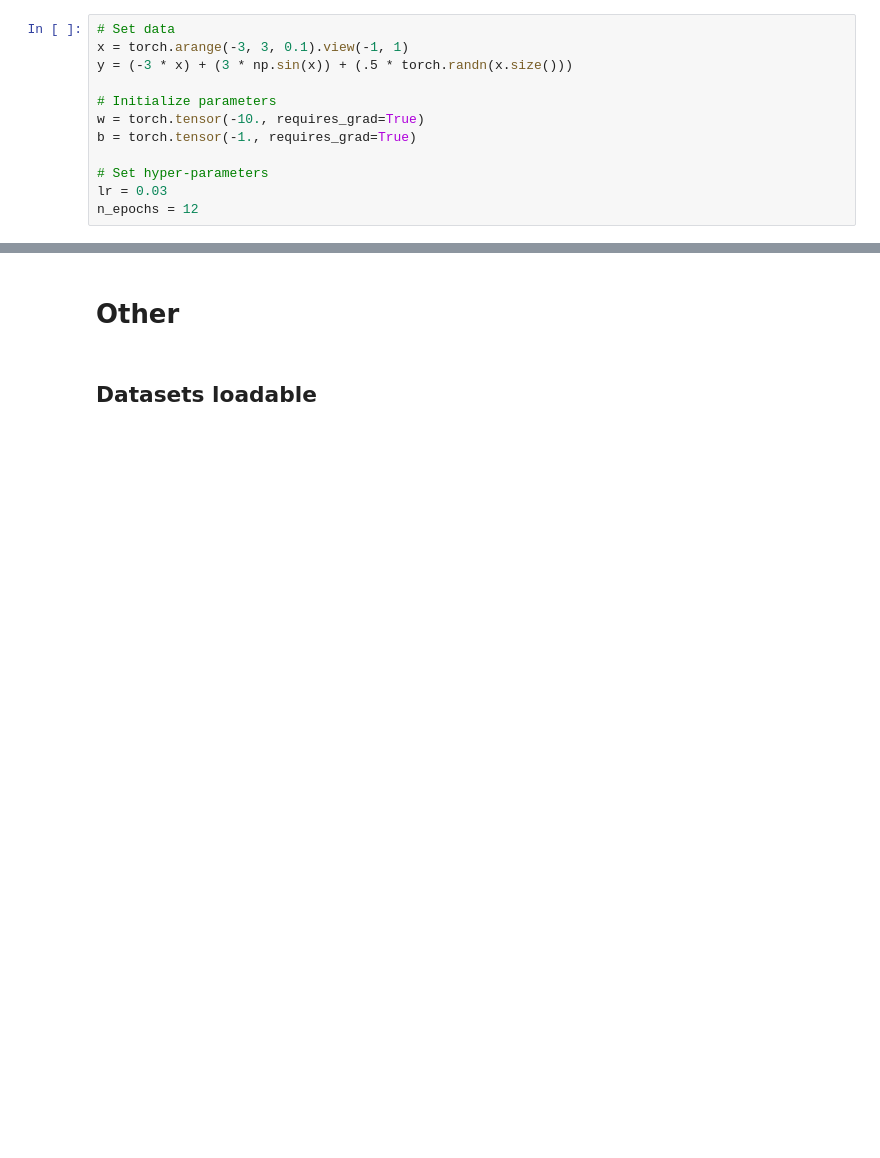
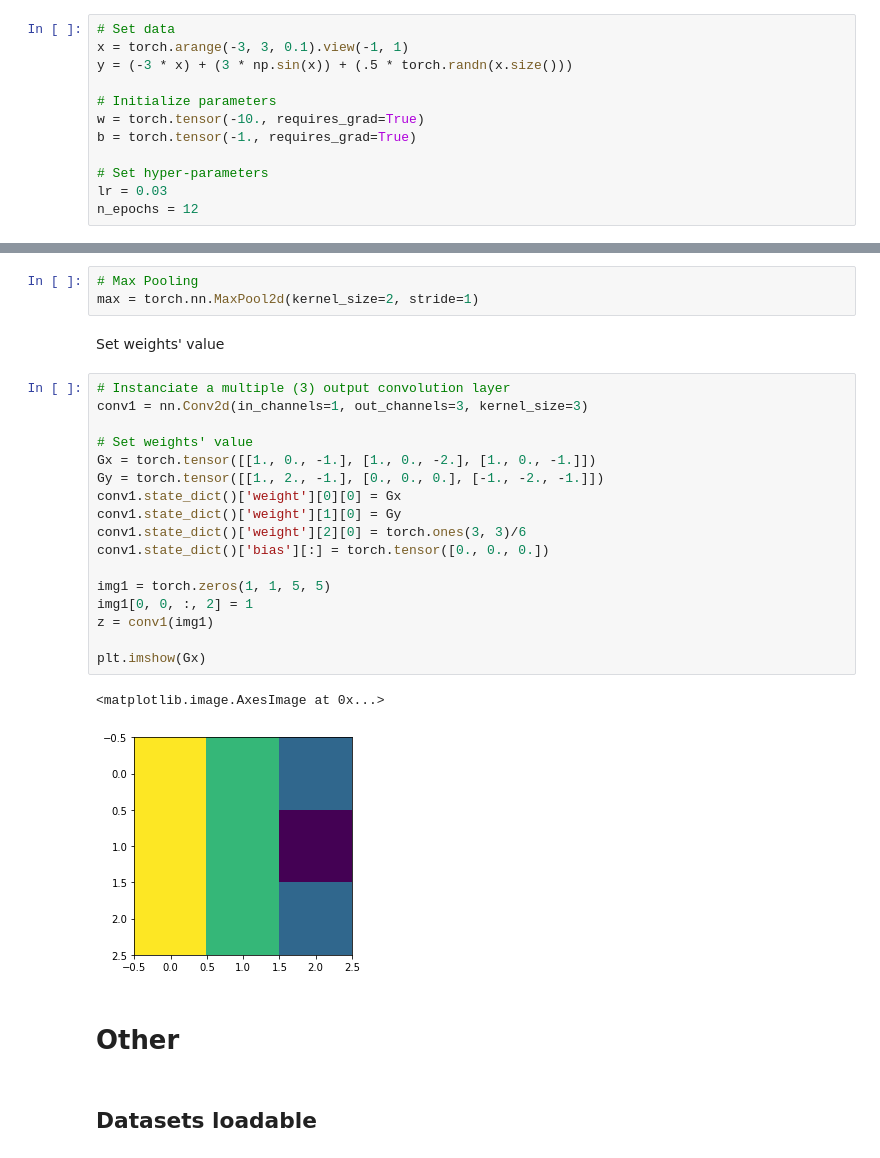
Before and after one commit to AlexisBogroff/CheatSheets, a Jupyter notebook: Pytorch.ipynb, the cells around one changed output, grey strips where cells are left out. Drawn from its saved outputs; the diff is of its cells as text; blank space fills up the shorter version.

```diff
--- a/Pytorch.ipynb
+++ b/Pytorch.ipynb
@@ -247,3 +580,28 @@ y_hat = model(x)
+# %%
+# Max Pooling
+max = torch.nn.MaxPool2d(kernel_size=2, stride=1)
+# %% [markdown]
+Set weights' value
+# %%
+# Instanciate a multiple (3) output convolution layer
+conv1 = nn.Conv2d(in_channels=1, out_channels=3, kernel_size=3)
+
+# Set weights' value
+Gx = torch.tensor([[1., 0., -1.], [1., 0., -2.], [1., 0., -1.]])
+Gy = torch.tensor([[1., 2., -1.], [0., 0., 0.], [-1., -2., -1.]])
+conv1.state_dict()['weight'][0][0] = Gx
+conv1.state_dict()['weight'][1][0] = Gy
+conv1.state_dict()['weight'][2][0] = torch.ones(3, 3)/6
+conv1.state_dict()['bias'][:] = torch.tensor([0., 0., 0.])
+
+img1 = torch.zeros(1, 1, 5, 5)
+img1[0, 0, :, 2] = 1
+z = conv1(img1)
+
+plt.imshow(Gx)
+# %% [output]
+<matplotlib.image.AxesImage at 0x...>
+[figure, added]
 # %% [markdown]
 # Other
 # %% [markdown]
```
Also changed, not shown: parts of 64 cells of this notebook, 3 other files.
